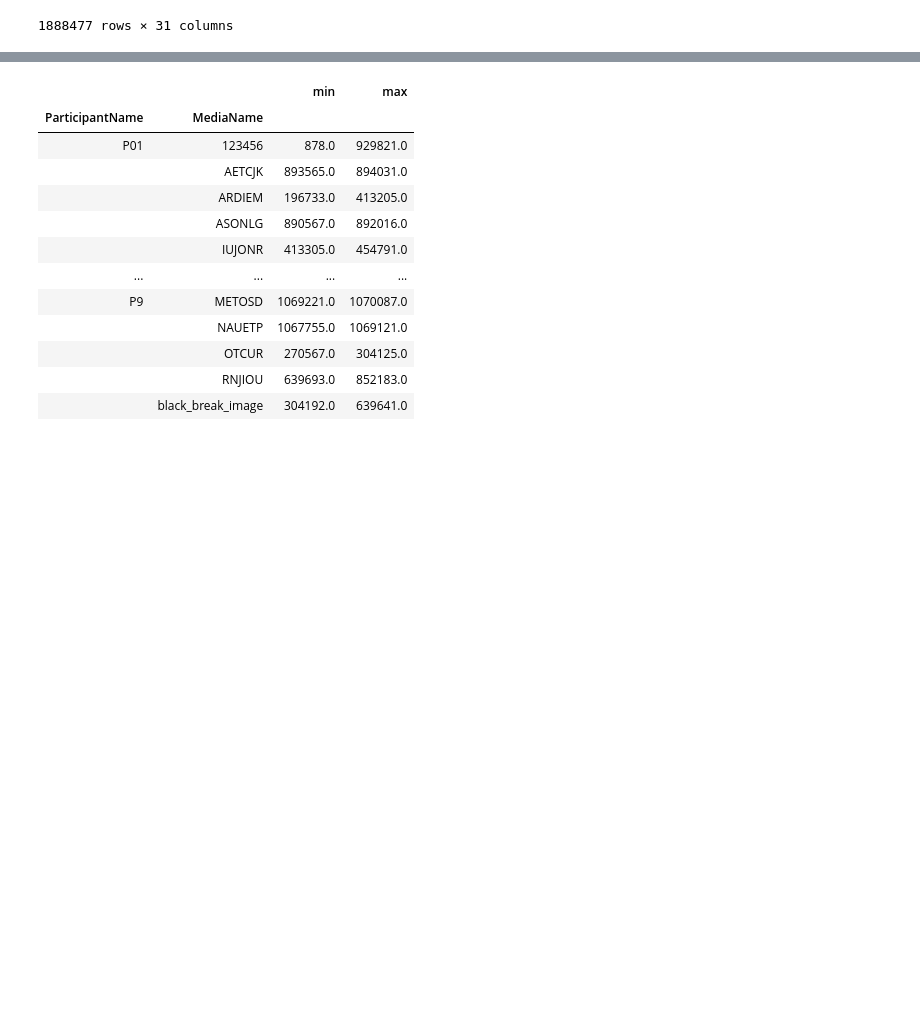
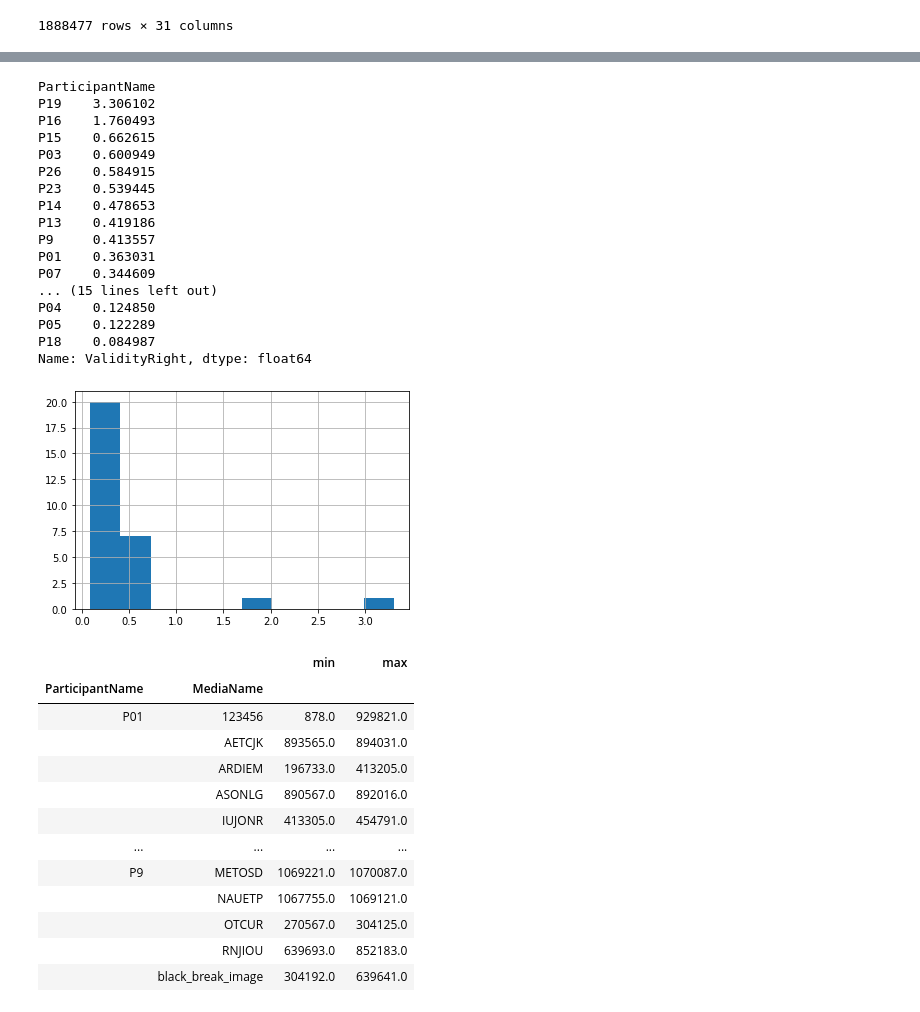
Before and after one commit to jessebmurray/eyetracking, a Jupyter notebook: par_data_total.ipynb, the cells around one changed output, grey strips where cells are left out. Drawn from its saved outputs; the diff is of its cells as text; code cells hidden in the pictures; blank space fills up the shorter version.

```diff
--- a/par_data_total.ipynb
+++ b/par_data_total.ipynb
@@ -58,3 +113,27 @@ total_data.MediaName = total_data.MediaName.map(fix_media_name_exceptions)
+# %%
+# show the average validities for the right eye for each participant, optionally run the histogram command
+
+total_data.groupby(['ParticipantName']).ValidityRight.mean().sort_values(ascending=False).hist()
+total_data.groupby(['ParticipantName']).ValidityRight.mean().sort_values(ascending=False)
+# %% [output]
+ParticipantName
+P19    3.306102
+P16    1.760493
+P15    0.662615
+P03    0.600949
+P26    0.584915
+P23    0.539445
+P14    0.478653
+P13    0.419186
+P9     0.413557
+P01    0.363031
+P07    0.344609
+... (15 lines left out)
+P04    0.124850
+P05    0.122289
+P18    0.084987
+Name: ValidityRight, dtype: float64
+[figure, added]
 # %%
 # display the start and end for each word for each participant
 """
```
Also changed, not shown: parts of 6 cells of this notebook.
